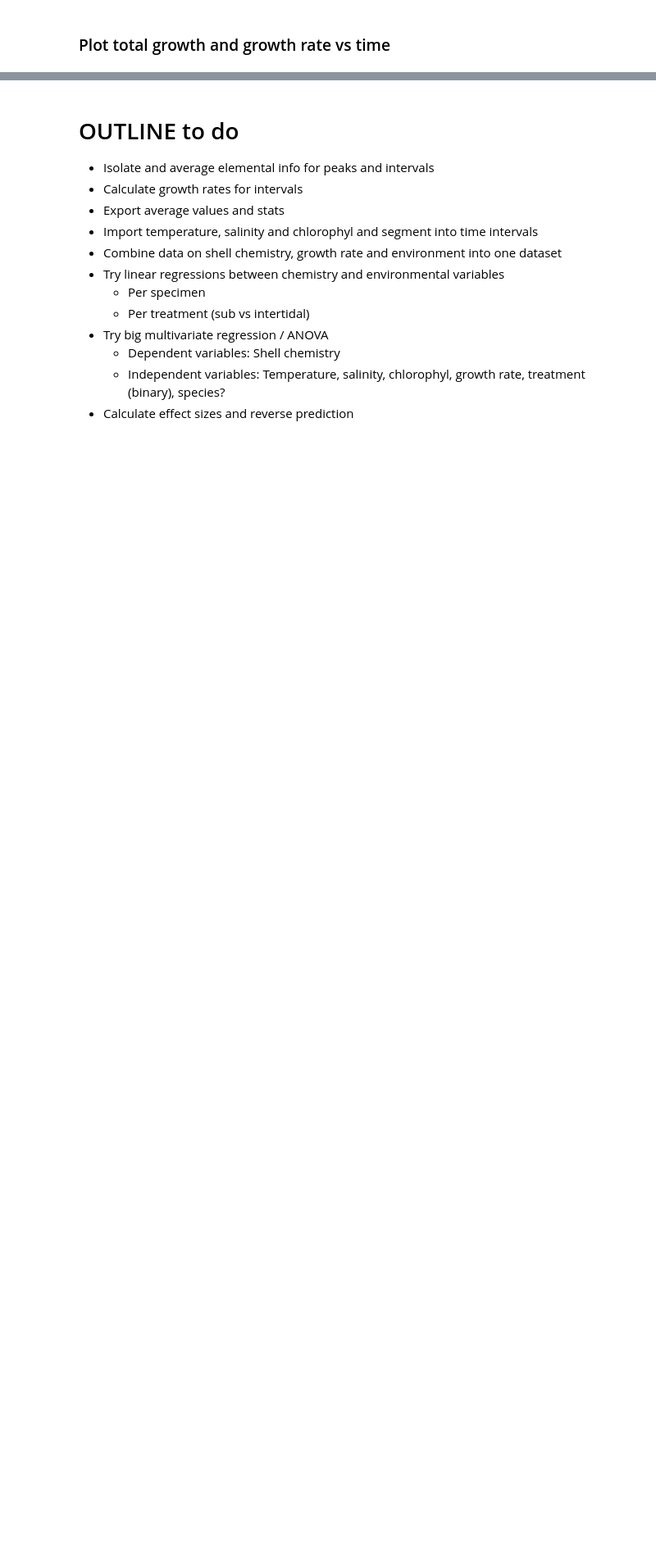
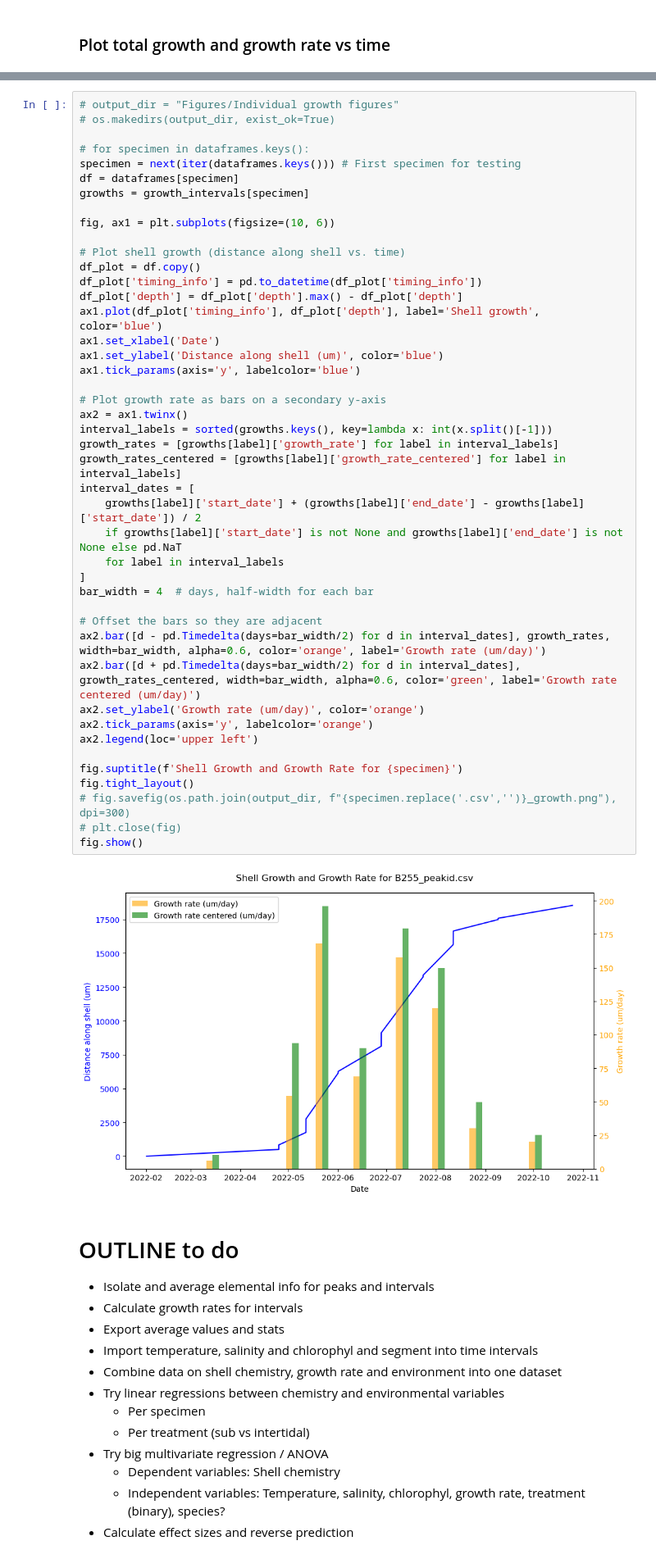
Before and after one commit to nielsjdewinter/Cleanalyze_python, a Jupyter notebook: Process_cleanalyze_results_dates.ipynb, the cells around one changed output, grey strips where cells are left out. Shown at 82% size. Saved outputs shown, nothing was run; the diff lists cells and outputs as text; blank space fills up the shorter version.

```diff
--- a/Process_cleanalyze_results_dates.ipynb
+++ b/Process_cleanalyze_results_dates.ipynb
@@ -507,3 +609,49 @@ plt.show()
+# %%
+# output_dir = "Figures/Individual growth figures"
+# os.makedirs(output_dir, exist_ok=True)
+
+# for specimen in dataframes.keys():
+specimen = next(iter(dataframes.keys())) # First specimen for testing
+df = dataframes[specimen]
+growths = growth_intervals[specimen]
+
+fig, ax1 = plt.subplots(figsize=(10, 6))
+
+# Plot shell growth (distance along shell vs. time)
+df_plot = df.copy()
+df_plot['timing_info'] = pd.to_datetime(df_plot['timing_info'])
+df_plot['depth'] = df_plot['depth'].max() - df_plot['depth']
+ax1.plot(df_plot['timing_info'], df_plot['depth'], label='Shell growth', color='blue')
+ax1.set_xlabel('Date')
+ax1.set_ylabel('Distance along shell (um)', color='blue')
+ax1.tick_params(axis='y', labelcolor='blue')
+
+# Plot growth rate as bars on a secondary y-axis
+ax2 = ax1.twinx()
+interval_labels = sorted(growths.keys(), key=lambda x: int(x.split()[-1]))
+growth_rates = [growths[label]['growth_rate'] for label in interval_labels]
+growth_rates_centered = [growths[label]['growth_rate_centered'] for label in interval_labels]
+interval_dates = [
+    growths[label]['start_date'] + (growths[label]['end_date'] - growths[label]['start_date']) / 2
+    if growths[label]['start_date'] is not None and growths[label]['end_date'] is not None else pd.NaT
+    for label in interval_labels
+]
+bar_width = 4  # days, half-width for each bar
+
+# Offset the bars so they are adjacent
+ax2.bar([d - pd.Timedelta(days=bar_width/2) for d in interval_dates], growth_rates, width=bar_width, alpha=0.6, color='orange', label='Growth rate (um/day)')
+ax2.bar([d + pd.Timedelta(days=bar_width/2) for d in interval_dates], growth_rates_centered, width=bar_width, alpha=0.6, color='green', label='Growth rate centered (um/day)')
+ax2.set_ylabel('Growth rate (um/day)', color='orange')
+ax2.tick_params(axis='y', labelcolor='orange')
+ax2.legend(loc='upper left')
+
+fig.suptitle(f'Shell Growth and Growth Rate for {specimen}')
+fig.tight_layout()
+# fig.savefig(os.path.join(output_dir, f"{specimen.replace('.csv','')}_growth.png"), dpi=300)
+# plt.close(fig)
+fig.show()
+# %% [output]
+[figure, added]
 # %% [markdown]
 # OUTLINE to do
 * Isolate and average elemental info for peaks and intervals
```
Also changed, not shown: parts of 12 cells of this notebook, 38 other files.
